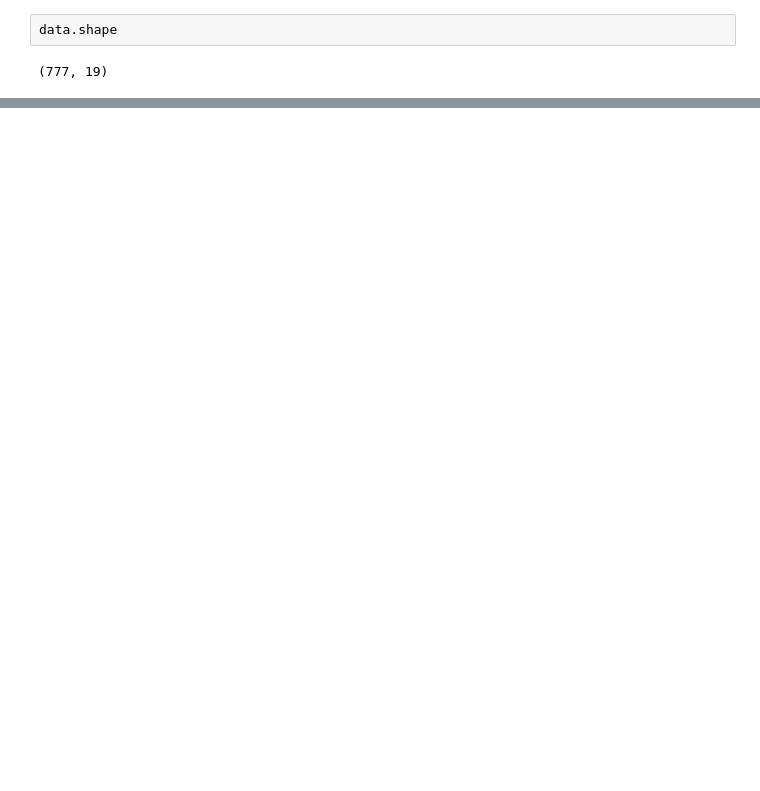
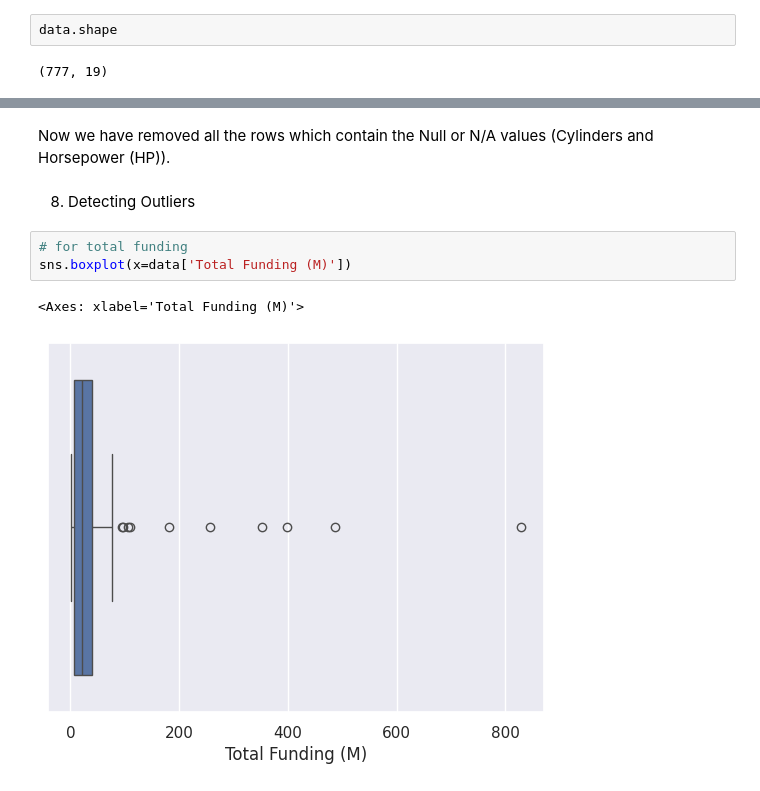
Before and after one commit to alessandrotavazzi/collaboration_swisscom, a Jupyter notebook: data_analysis.ipynb, the cells around one changed output, grey strips where cells are left out. Cells and saved outputs as stored; diff of their text form; blank space fills up the shorter version.

```diff
--- a/data_analysis.ipynb
+++ b/data_analysis.ipynb
@@ -301,0 +433,10 @@ data.shape
+# %% [markdown]
+Now we have removed all the rows which contain the Null or N/A values (Cylinders and Horsepower (HP)).
+# %% [markdown]
+8. Detecting Outliers
+# %%
+# for total funding
+sns.boxplot(x=data['Total Funding (M)'])
+# %% [output]
+<Axes: xlabel='Total Funding (M)'>
+[figure, added]
```
Also changed, not shown: parts of 40 cells of this notebook.
